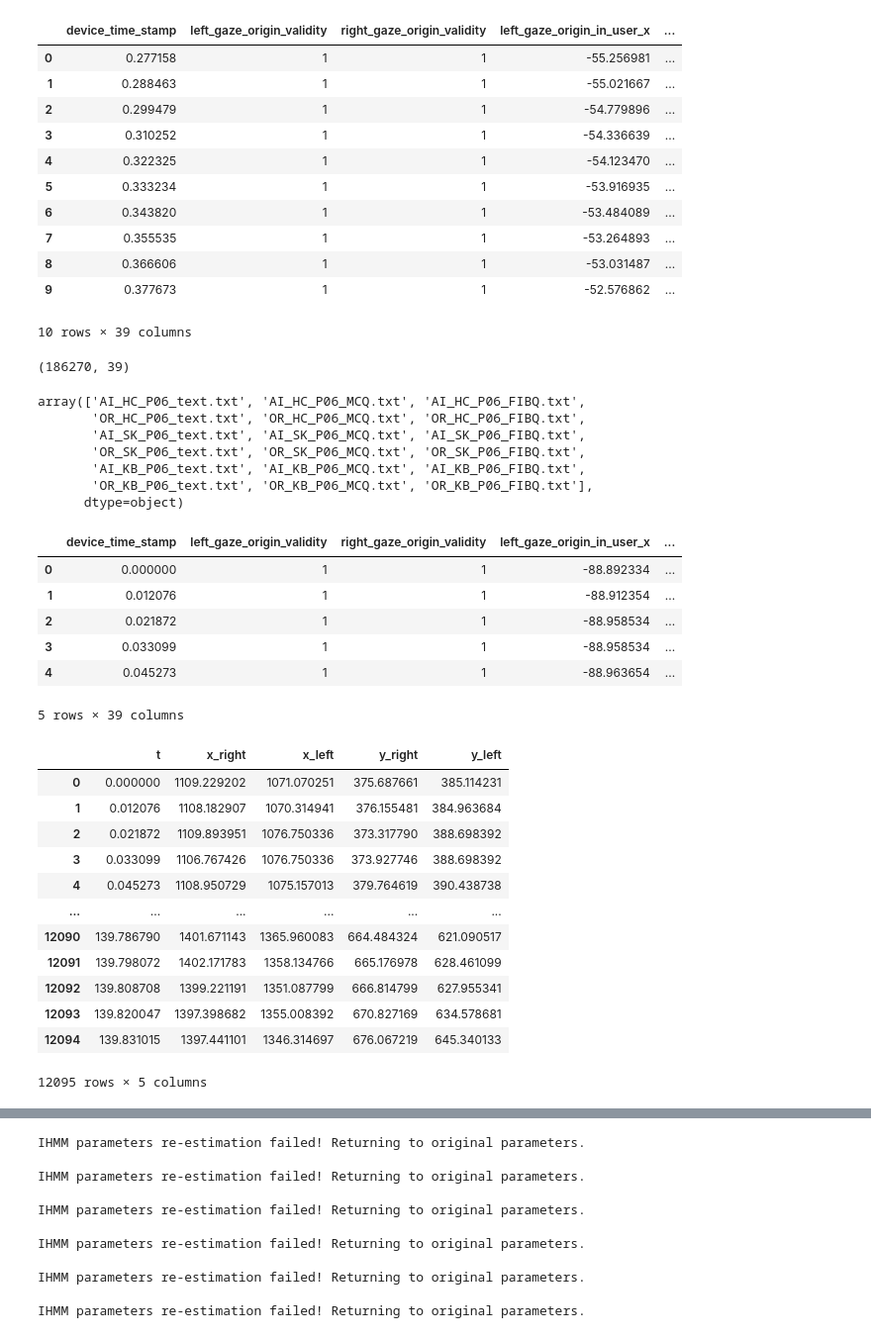
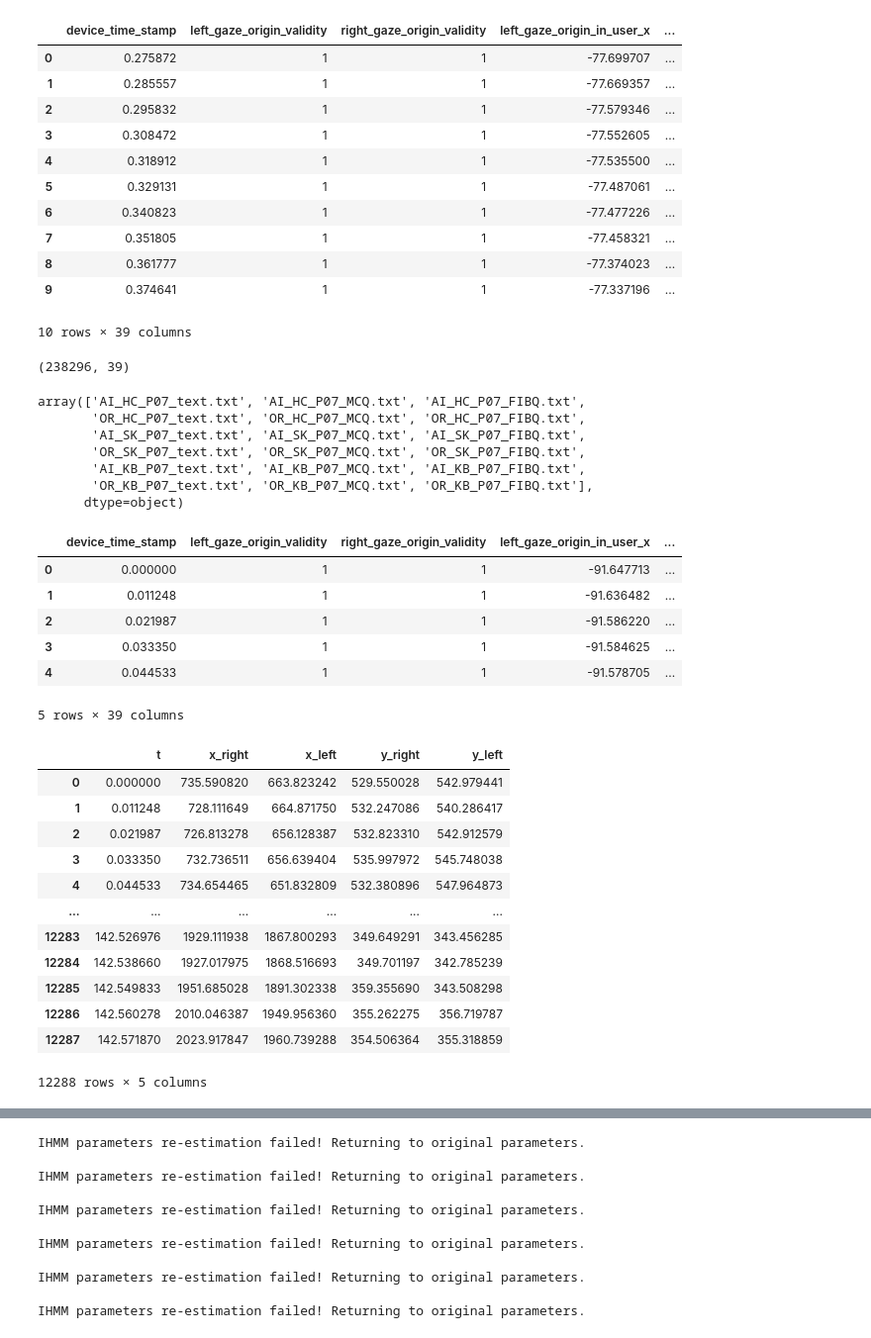
Before and after one commit to slayervictor/Fagpakkeprojekt-Eyes-Modelling, a Jupyter notebook: eye_tracking_expiriment/data_extraction.ipynb, the cells around one changed output, grey strips where cells are left out. Shown at 99% size. Drawn from its saved outputs; the diff is of its cells as text; code cells hidden in the pictures.

```diff
--- a/eye_tracking_expiriment/data_extraction.ipynb
+++ b/eye_tracking_expiriment/data_extraction.ipynb
@@ -12,36 +12,36 @@ testperson = 7
 # %%
 warnings.filterwarnings('ignore')
-gaze = pd.read_csv("../eye_tracking_expiriment\data\gaze_data_Johan_7.csv")
+gaze = pd.read_csv("../eye_tracking_expiriment\data\gaze_data_Tobias_8.csv")
 gaze.head(10)
 # %% [output]
 |  | device_time_stamp | left_gaze_origin_validity | right_gaze_origin_validity | left_gaze_origin_in_user_x | ... |
-| 0 | 0.277158 | 1 | 1 | -55.256981 | ... |
-| 1 | 0.288463 | 1 | 1 | -55.021667 | ... |
-| 2 | 0.299479 | 1 | 1 | -54.779896 | ... |
-| 3 | 0.310252 | 1 | 1 | -54.336639 | ... |
-| 4 | 0.322325 | 1 | 1 | -54.123470 | ... |
-| 5 | 0.333234 | 1 | 1 | -53.916935 | ... |
-| 6 | 0.343820 | 1 | 1 | -53.484089 | ... |
-| 7 | 0.355535 | 1 | 1 | -53.264893 | ... |
-| 8 | 0.366606 | 1 | 1 | -53.031487 | ... |
-| 9 | 0.377673 | 1 | 1 | -52.576862 | ... |
+| 0 | 0.275872 | 1 | 1 | -77.699707 | ... |
+| 1 | 0.285557 | 1 | 1 | -77.669357 | ... |
+| 2 | 0.295832 | 1 | 1 | -77.579346 | ... |
+| 3 | 0.308472 | 1 | 1 | -77.552605 | ... |
+| 4 | 0.318912 | 1 | 1 | -77.535500 | ... |
+| 5 | 0.329131 | 1 | 1 | -77.487061 | ... |
+| 6 | 0.340823 | 1 | 1 | -77.477226 | ... |
+| 7 | 0.351805 | 1 | 1 | -77.458321 | ... |
+| 8 | 0.361777 | 1 | 1 | -77.374023 | ... |
+| 9 | 0.374641 | 1 | 1 | -77.337196 | ... |
 10 rows × 39 columns
 # %%
 gaze = gaze.dropna()
 gaze.reset_index(drop=True, inplace=True)
 gaze.shape
 # %% [output]
-(186270, 39)
+(238296, 39)
 # %%
 un = gaze["text_file"].unique()
 un
 # %% [output]
-array(['AI_HC_P06_text.txt', 'AI_HC_P06_MCQ.txt', 'AI_HC_P06_FIBQ.txt',
-       'OR_HC_P06_text.txt', 'OR_HC_P06_MCQ.txt', 'OR_HC_P06_FIBQ.txt',
-       'AI_SK_P06_text.txt', 'AI_SK_P06_MCQ.txt', 'AI_SK_P06_FIBQ.txt',
-       'OR_SK_P06_text.txt', 'OR_SK_P06_MCQ.txt', 'OR_SK_P06_FIBQ.txt',
-       'AI_KB_P06_text.txt', 'AI_KB_P06_MCQ.txt', 'AI_KB_P06_FIBQ.txt',
-       'OR_KB_P06_text.txt', 'OR_KB_P06_MCQ.txt', 'OR_KB_P06_FIBQ.txt'],
+array(['AI_HC_P07_text.txt', 'AI_HC_P07_MCQ.txt', 'AI_HC_P07_FIBQ.txt',
+       'OR_HC_P07_text.txt', 'OR_HC_P07_MCQ.txt', 'OR_HC_P07_FIBQ.txt',
+       'AI_SK_P07_text.txt', 'AI_SK_P07_MCQ.txt', 'AI_SK_P07_FIBQ.txt',
+       'OR_SK_P07_text.txt', 'OR_SK_P07_MCQ.txt', 'OR_SK_P07_FIBQ.txt',
+       'AI_KB_P07_text.txt', 'AI_KB_P07_MCQ.txt', 'AI_KB_P07_FIBQ.txt',
+       'OR_KB_P07_text.txt', 'OR_KB_P07_MCQ.txt', 'OR_KB_P07_FIBQ.txt'],
       dtype=object)
 # %%
 im_HC_AI = gaze[(gaze["Label"] == "Immersive") & (gaze["text_file"] == un[0])]
@@ -65,11 +65,11 @@ im_KB_OR["device_time_stamp"] = im_KB_OR["device_time_stamp"] - im_KB_OR["device
 im_SK_OR.head(5)
 # %% [output]
 |  | device_time_stamp | left_gaze_origin_validity | right_gaze_origin_validity | left_gaze_origin_in_user_x | ... |
-| 0 | 0.000000 | 1 | 1 | -88.892334 | ... |
-| 1 | 0.012076 | 1 | 1 | -88.912354 | ... |
-| 2 | 0.021872 | 1 | 1 | -88.958534 | ... |
-| 3 | 0.033099 | 1 | 1 | -88.958534 | ... |
-| 4 | 0.045273 | 1 | 1 | -88.963654 | ... |
+| 0 | 0.000000 | 1 | 1 | -91.647713 | ... |
+| 1 | 0.011248 | 1 | 1 | -91.636482 | ... |
+| 2 | 0.021987 | 1 | 1 | -91.586220 | ... |
+| 3 | 0.033350 | 1 | 1 | -91.584625 | ... |
+| 4 | 0.044533 | 1 | 1 | -91.578705 | ... |
 5 rows × 39 columns
 # %%
 left_x = im_SK_OR['left_gaze_point_on_display_area_x']*2560
@@ -81,18 +81,18 @@ eyes = pd.DataFrame({'t': t, 'x_right': right_x, 'x_left': left_x, 'y_right': ri
 eyes
 # %% [output]
 |  | t | x_right | x_left | y_right | y_left |
-| 0 | 0.000000 | 1109.229202 | 1071.070251 | 375.687661 | 385.114231 |
-| 1 | 0.012076 | 1108.182907 | 1070.314941 | 376.155481 | 384.963684 |
-| 2 | 0.021872 | 1109.893951 | 1076.750336 | 373.317790 | 388.698392 |
-| 3 | 0.033099 | 1106.767426 | 1076.750336 | 373.927746 | 388.698392 |
-| 4 | 0.045273 | 1108.950729 | 1075.157013 | 379.764619 | 390.438738 |
+| 0 | 0.000000 | 735.590820 | 663.823242 | 529.550028 | 542.979441 |
+| 1 | 0.011248 | 728.111649 | 664.871750 | 532.247086 | 540.286417 |
+| 2 | 0.021987 | 726.813278 | 656.128387 | 532.823310 | 542.912579 |
+| 3 | 0.033350 | 732.736511 | 656.639404 | 535.997972 | 545.748038 |
+| 4 | 0.044533 | 734.654465 | 651.832809 | 532.380896 | 547.964873 |
 | ... | ... | ... | ... | ... | ... |
-| 12090 | 139.786790 | 1401.671143 | 1365.960083 | 664.484324 | 621.090517 |
-| 12091 | 139.798072 | 1402.171783 | 1358.134766 | 665.176978 | 628.461099 |
-| 12092 | 139.808708 | 1399.221191 | 1351.087799 | 666.814799 | 627.955341 |
-| 12093 | 139.820047 | 1397.398682 | 1355.008392 | 670.827169 | 634.578681 |
-| 12094 | 139.831015 | 1397.441101 | 1346.314697 | 676.067219 | 645.340133 |
+| 12283 | 142.526976 | 1929.111938 | 1867.800293 | 349.649291 | 343.456285 |
+| 12284 | 142.538660 | 1927.017975 | 1868.516693 | 349.701197 | 342.785239 |
+| 12285 | 142.549833 | 1951.685028 | 1891.302338 | 359.355690 | 343.508298 |
+| 12286 | 142.560278 | 2010.046387 | 1949.956360 | 355.262275 | 356.719787 |
+| 12287 | 142.571870 | 2023.917847 | 1960.739288 | 354.506364 | 355.318859 |
-12095 rows × 5 columns
+12288 rows × 5 columns
 # %%
 f, axes = plt.subplots(2, 1, figsize=(15, 8))
 
```
Also changed, not shown: parts of 8 cells of this notebook, 2 other files.
